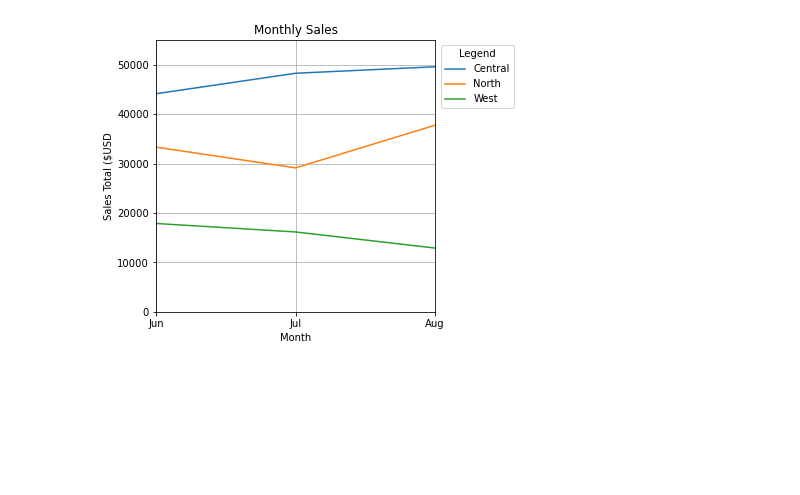
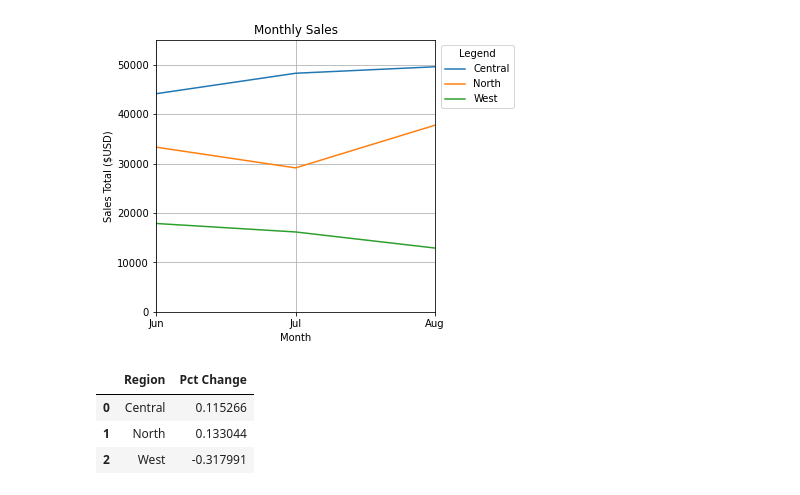
Before and after one commit to awesomepack/Reporting_on_Sales_Data, a Jupyter notebook: Analysis.ipynb, the cells around one changed output. Saved outputs shown, nothing was run; the diff lists cells and outputs as text; code cells hidden in the pictures; blank space fills up the shorter version.

Commit message:
Computed pct change of all three regions|need to work on final report

```diff
--- a/Analysis.ipynb
+++ b/Analysis.ipynb
@@ -218,3 +217,17 @@ ax.set_ylim(0,55000)
 ax.grid('on')
 # %% [output]
 [figure]
+# %%
+#Calculate the 3 month trend of sales for each region
+# final - initial / average of sales
+pct_change = [] #List object holding pct change of sales over a three month period
+for regions in monthly_totals:
+    pct_change.append((regions[2] - regions[0]) / (np.average(regions)))
+# %%
+Pct_change_df = pd.DataFrame({'Region':region_mapper , 'Pct Change':pct_change})
+Pct_change_df
+# %% [output]
+|  | Region | Pct Change |
+| 0 | Central | 0.115266 |
+| 1 | North | 0.133044 |
+| 2 | West | -0.317991 |
```
Also changed, not shown: parts of 8 cells of this notebook.
